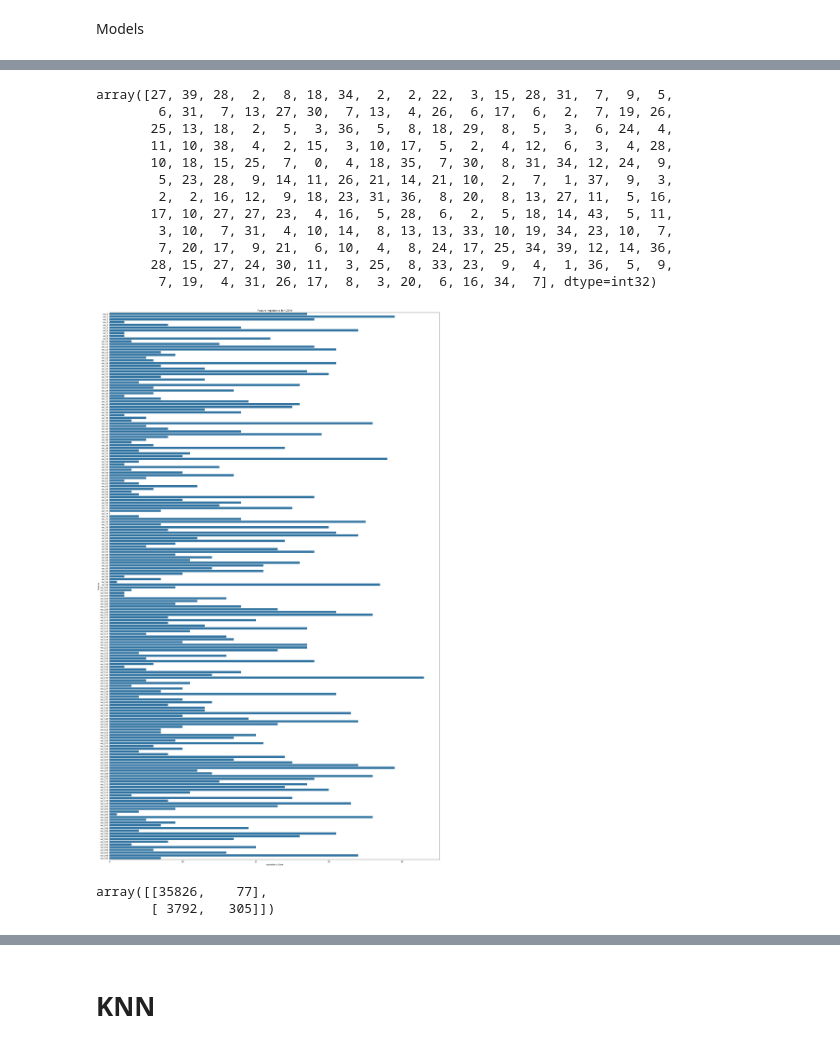
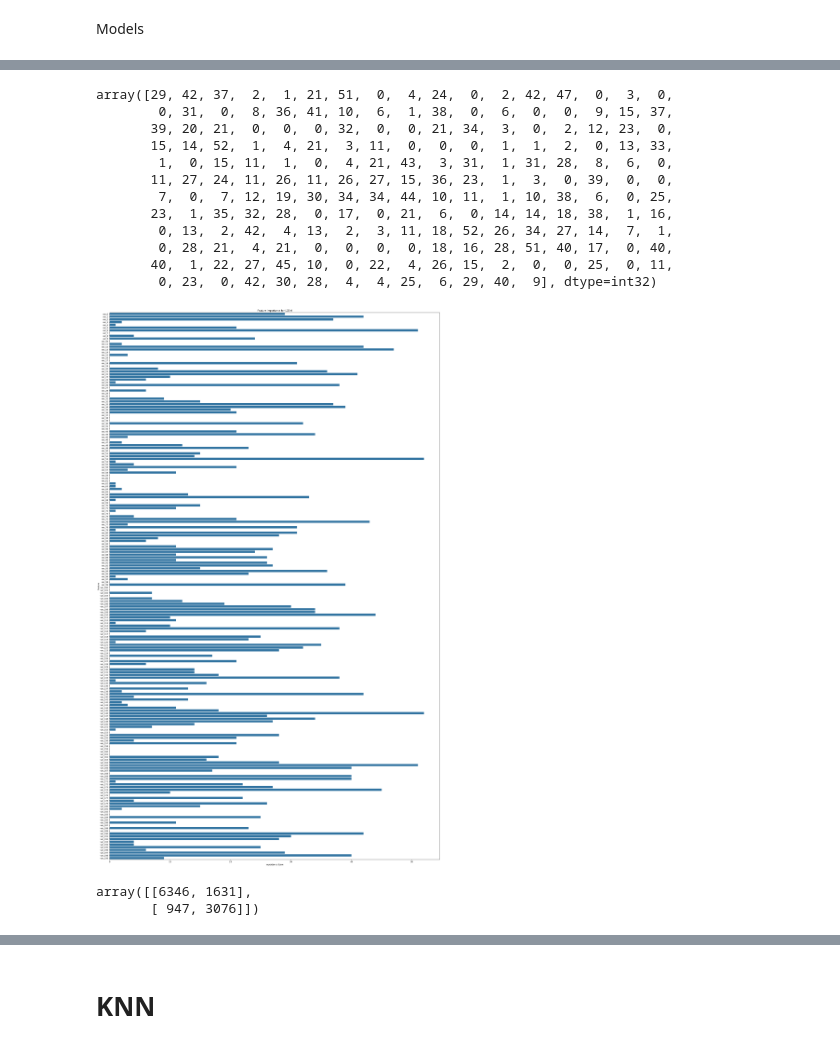
Before and after one commit to azizabousam1/Housing-Market-Analysis, a Jupyter notebook: customer-transaction-prediction.ipynb, the cells around one changed output, grey strips where cells are left out. Drawn from its saved outputs; the diff is of its cells as text; code cells hidden in the pictures.

```diff
--- a/customer-transaction-prediction.ipynb
+++ b/customer-transaction-prediction.ipynb
@@ -67,6 +73,7 @@ data.describe()
 X = data.drop("target", axis=1)
 y = data["target"].to_numpy()
 print(X.ndim)
+feat_col = X.columns
 print(y.ndim)
 print(f"X:{type(X)}")
 print(f"y:{type(y)}")
@@ -175,0 +216,20 @@ X_train, X_test, y_train, y_test = train_test_split(X, y, test_size=0.2, random_
+# %%
+# in the intial data see the 0s and 1 number. make it same amount of 0 and 1 for support
+# Show the makeup of the labels
+print("Makeup of y before undersampling:", Counter(y))
+
+# Use RandomUnderSampler to undersample the majority class
+undersampler = RandomUnderSampler(sampling_strategy={0: 40000, 1: 20000}, random_state=42)
+X_balanced, y_balanced = undersampler.fit_resample(X, y)
+
+# Show the makeup of the labels
+print("Makeup of y after undersampling:", Counter(y_balanced))
+
+X_train, X_test, y_train, y_test = train_test_split(X_balanced, y_balanced, test_size=0.2, random_state=42)
+
+# Apply RandomOverSampler to training data
+oversampler = RandomOverSampler(sampling_strategy={0: 40000, 1: 40000}, random_state=42)
+X_train_resampled, y_train_resampled = oversampler.fit_resample(X_train, y_train)
+
+# Show the makeup of the labels
+print("Makeup of y after oversampling:", Counter(y_balanced))
@@ -182,15 +246,11 @@ y_train_sample = y_train_series.loc[X_train_sample.index]
 # %% [markdown]
 Models
 # %%
-from sklearn.ensemble import RandomForestClassifier
-from sklearn.metrics import accuracy_score, classification_report
-
 rf = RandomForestClassifier(n_estimators=100, random_state=42)
 
 start_time = time.time()
 
-#rf.fit(X_train, y_train)
-rf.fit(X_train_sample, y_train_sample)
+rf.fit(X_train_resampled, y_train_resampled)
 
 y_pred = rf.predict(X_test)
 
@@ -224,8 +284,7 @@ lgbm = LGBMClassifier(n_estimators=100, random_state=42)
 
 start_time = time.time()
 
-# lgbm.fit(X_train, y_train)
-lgbm.fit(X_train_sample, y_train_sample)
+lgbm.fit(X_train_resampled, y_train_resampled)
 
 y_pred_lgbm = lgbm.predict(X_test)
 
@@ -258,37 +320,37 @@ weighted avg       0.89      0.90      0.87     40000
 #how significant each feature is for making predictions
 lgbm.feature_importances_
 # %% [output]
-array([27, 39, 28,  2,  8, 18, 34,  2,  2, 22,  3, 15, 28, 31,  7,  9,  5,
-        6, 31,  7, 13, 27, 30,  7, 13,  4, 26,  6, 17,  6,  2,  7, 19, 26,
-       25, 13, 18,  2,  5,  3, 36,  5,  8, 18, 29,  8,  5,  3,  6, 24,  4,
-       11, 10, 38,  4,  2, 15,  3, 10, 17,  5,  2,  4, 12,  6,  3,  4, 28,
-       10, 18, 15, 25,  7,  0,  4, 18, 35,  7, 30,  8, 31, 34, 12, 24,  9,
-        5, 23, 28,  9, 14, 11, 26, 21, 14, 21, 10,  2,  7,  1, 37,  9,  3,
-        2,  2, 16, 12,  9, 18, 23, 31, 36,  8, 20,  8, 13, 27, 11,  5, 16,
-       17, 10, 27, 27, 23,  4, 16,  5, 28,  6,  2,  5, 18, 14, 43,  5, 11,
-        3, 10,  7, 31,  4, 10, 14,  8, 13, 13, 33, 10, 19, 34, 23, 10,  7,
-        7, 20, 17,  9, 21,  6, 10,  4,  8, 24, 17, 25, 34, 39, 12, 14, 36,
-       28, 15, 27, 24, 30, 11,  3, 25,  8, 33, 23,  9,  4,  1, 36,  5,  9,
-        7, 19,  4, 31, 26, 17,  8,  3, 20,  6, 16, 34,  7], dtype=int32)
+array([29, 42, 37,  2,  1, 21, 51,  0,  4, 24,  0,  2, 42, 47,  0,  3,  0,
+        0, 31,  0,  8, 36, 41, 10,  6,  1, 38,  0,  6,  0,  0,  9, 15, 37,
+       39, 20, 21,  0,  0,  0, 32,  0,  0, 21, 34,  3,  0,  2, 12, 23,  0,
+       15, 14, 52,  1,  4, 21,  3, 11,  0,  0,  0,  1,  1,  2,  0, 13, 33,
+        1,  0, 15, 11,  1,  0,  4, 21, 43,  3, 31,  1, 31, 28,  8,  6,  0,
+       11, 27, 24, 11, 26, 11, 26, 27, 15, 36, 23,  1,  3,  0, 39,  0,  0,
+        7,  0,  7, 12, 19, 30, 34, 34, 44, 10, 11,  1, 10, 38,  6,  0, 25,
+       23,  1, 35, 32, 28,  0, 17,  0, 21,  6,  0, 14, 14, 18, 38,  1, 16,
+        0, 13,  2, 42,  4, 13,  2,  3, 11, 18, 52, 26, 34, 27, 14,  7,  1,
+        0, 28, 21,  4, 21,  0,  0,  0,  0, 18, 16, 28, 51, 40, 17,  0, 40,
+       40,  1, 22, 27, 45, 10,  0, 22,  4, 26, 15,  2,  0,  0, 25,  0, 11,
+        0, 23,  0, 42, 30, 28,  4,  4, 25,  6, 29, 40,  9], dtype=int32)
 # %%
 #sort features in descending order to get the most important features at the top
-feat_importances = pd.Series(lgbm.feature_importances_, index=X.columns)
+feat_importances = pd.Series(lgbm.feature_importances_, index=feat_col)
 plt.figure(figsize=(30, 50))
 sns.barplot(x=feat_importances.values, y=feat_importances.index)
 plt.xlabel('Importance Score')
 plt.ylabel('Feature')
 plt.title('Feature Importance for LGBM')
 
 plt.show()
 # %% [output]
-[figure, old version]
+[figure, new version]
 # %%
 #confusion matrix for lgbm
 conf_matrix = confusion_matrix(y_test, y_pred_lgbm)
 conf_matrix
 # %% [output]
-array([[35826,    77],
-       [ 3792,   305]])
+array([[6346, 1631],
+       [ 947, 3076]])
 # %%
 plt.figure(figsize=(6, 4))
 sns.heatmap(conf_matrix, annot=True, fmt='d', cmap='Blues', cbar=False)
```
Also changed, not shown: parts of 26 cells of this notebook.
